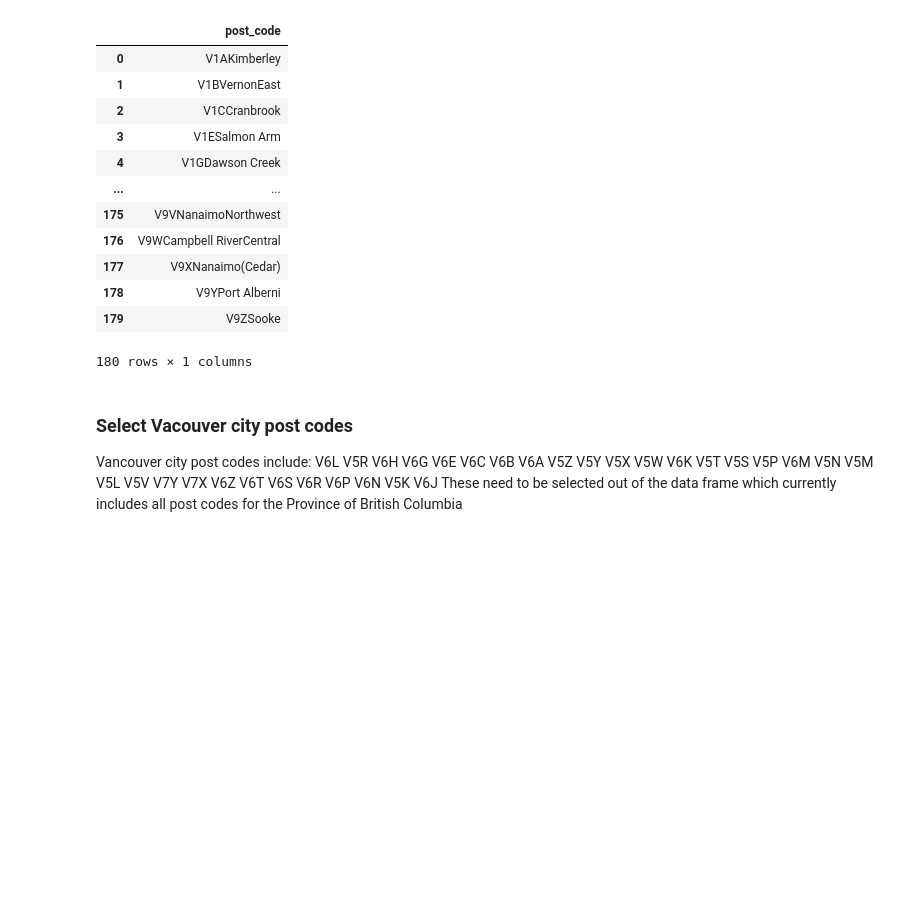
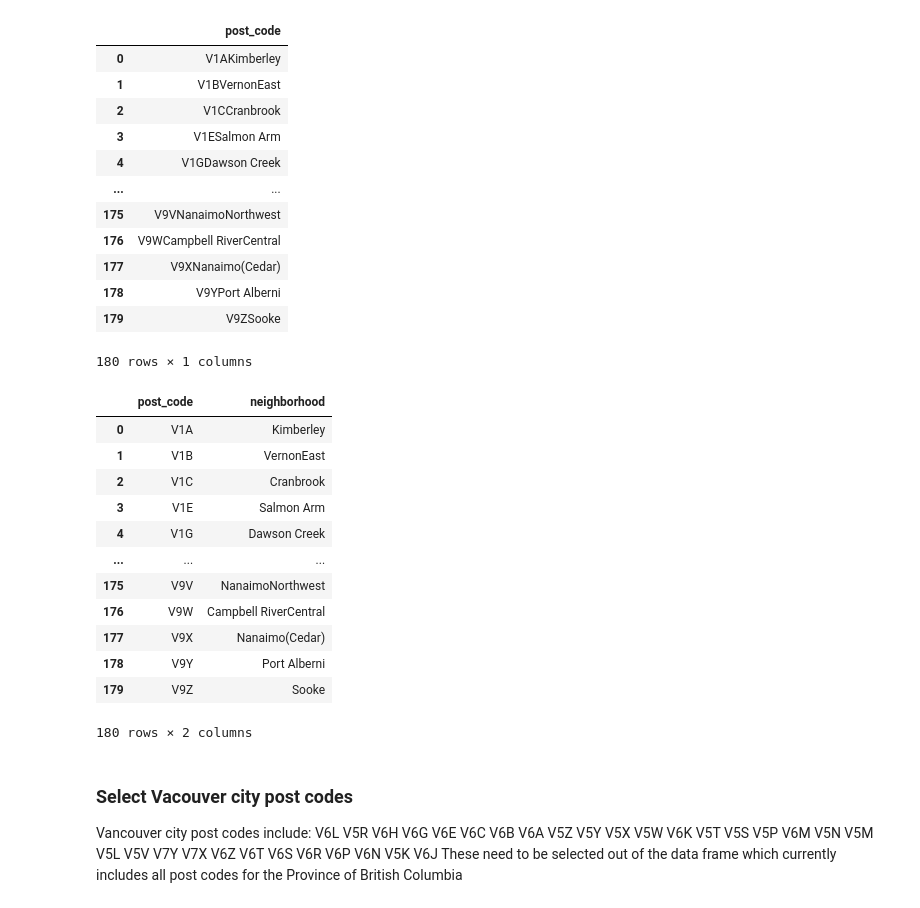
Before and after one commit to dprossi/Capstone_Project_IBM_Data_Science, a Jupyter notebook: Applied_Data_Science_Capstone_Project_Vancouver.ipynb, the cells around one changed output. Saved outputs shown, nothing was run; the diff lists cells and outputs as text; code cells hidden in the pictures; blank space fills up the shorter version.

```diff
--- a/Applied_Data_Science_Capstone_Project_Vancouver.ipynb
+++ b/Applied_Data_Science_Capstone_Project_Vancouver.ipynb
@@ -105,6 +112,23 @@ df3
 180 rows × 1 columns
 # %%
 # split post codes and neighborhood names into separate columns
+df3['neighborhood'] = df3['post_code'].str.slice(start=3)
+df3['post_code'] = df3['post_code'].str.slice(stop=3)
+df3
+# %% [output]
+|  | post_code | neighborhood |
+| 0 | V1A | Kimberley |
+| 1 | V1B | VernonEast |
+| 2 | V1C | Cranbrook |
+| 3 | V1E | Salmon Arm |
+| 4 | V1G | Dawson Creek |
+| ... | ... | ... |
+| 175 | V9V | NanaimoNorthwest |
+| 176 | V9W | Campbell RiverCentral |
+| 177 | V9X | Nanaimo(Cedar) |
+| 178 | V9Y | Port Alberni |
+| 179 | V9Z | Sooke |
+180 rows × 2 columns
 # %% [markdown]
 ### Select Vacouver city post codes
 Vancouver city post codes include:
```
Also changed, not shown: parts of 3 cells of this notebook.
